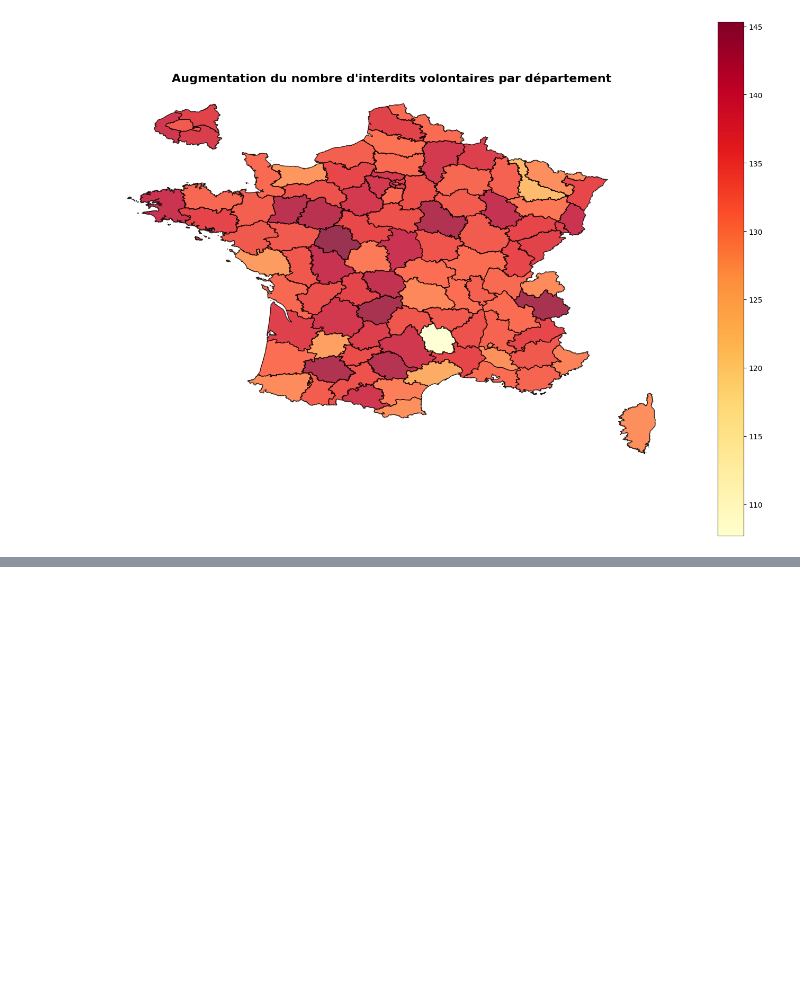
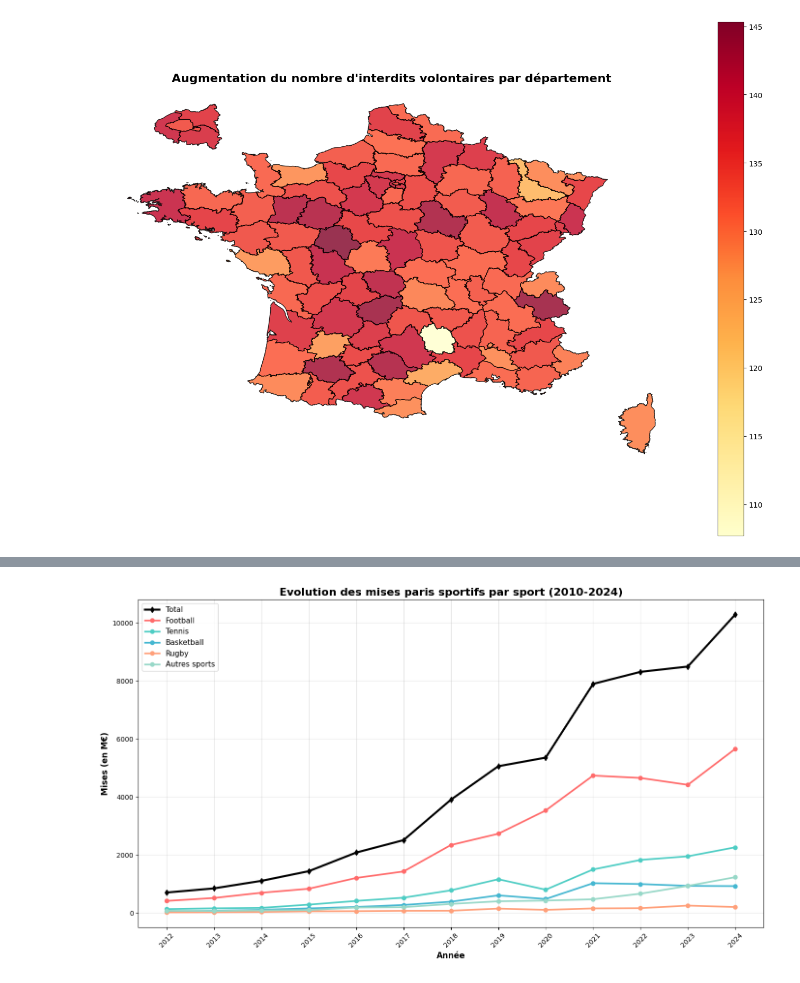
Before and after one commit to Juleslapeuf/ANJ_project, a Jupyter notebook: ANJ_Data.ipynb, the cells around one changed output, grey strips where cells are left out. Saved outputs shown, nothing was run; the diff lists cells and outputs as text; code cells hidden in the pictures; blank space fills up the shorter version.

```diff
--- a/ANJ_Data.ipynb
+++ b/ANJ_Data.ipynb
@@ -297,0 +471,33 @@ plt.show()
+# %%
+# Troisième graphique : Mises par sport
+sports = ['football', 'tennis', 'basketball', 'rugby', 'autres sports']
+couleurs_sports = ['#FF6B6B', '#4ECDC4', '#45B7D1', '#FFA07A', '#98D8C8']
+
+fig, ax = plt.subplots(figsize=(14, 8))
+
+# Ajouter la courbe du total en premier - chercher la ligne avec le montant total
+mises_rows = marches[marches['Catégorie/Année'].str.contains('Mises paris sportifs', na=False, regex=False)]
+mises_total_row = mises_rows[~mises_rows['Catégorie/Année'].str.contains('football|tennis|basketball|rugby|autres', na=False, regex=True)]
+
+if not mises_total_row.empty:
+    valeurs_total = mises_total_row.iloc[0, 3:].values  # Skip 2010 and 2011
+    valeurs_total_num = pd.to_numeric(valeurs_total, errors='coerce')
+    ax.plot(annees, valeurs_total_num, marker='d', linewidth=3, label='Total', color='#000000', zorder=10)
+
+for idx, sport in enumerate(sports):
+    categorie = f'Mises paris sportifs {sport} (en M€)'
+    if categorie in marches['Catégorie/Année'].values:
+        valeurs = marches[marches['Catégorie/Année'] == categorie].iloc[0, 3:].values  # Skip 2010 and 2011
+        valeurs_num = pd.to_numeric(valeurs, errors='coerce')
+        ax.plot(annees, valeurs_num, marker='o', linewidth=2.5, label=sport.capitalize(), color=couleurs_sports[idx])
+
+ax.set_xlabel('Année', fontsize=12, fontweight='bold')
+ax.set_ylabel('Mises (en M€)', fontsize=12, fontweight='bold')
+ax.set_title('Evolution des mises paris sportifs par sport (2012-2024)', fontsize=16, fontweight='bold')
+ax.legend(fontsize=11, loc='best')
+ax.grid(True, alpha=0.3)
+plt.xticks(rotation=45)
+plt.tight_layout()
+plt.show()
+# %% [output]
+[figure, added]
```
Also changed, not shown: parts of 36 cells of this notebook.
